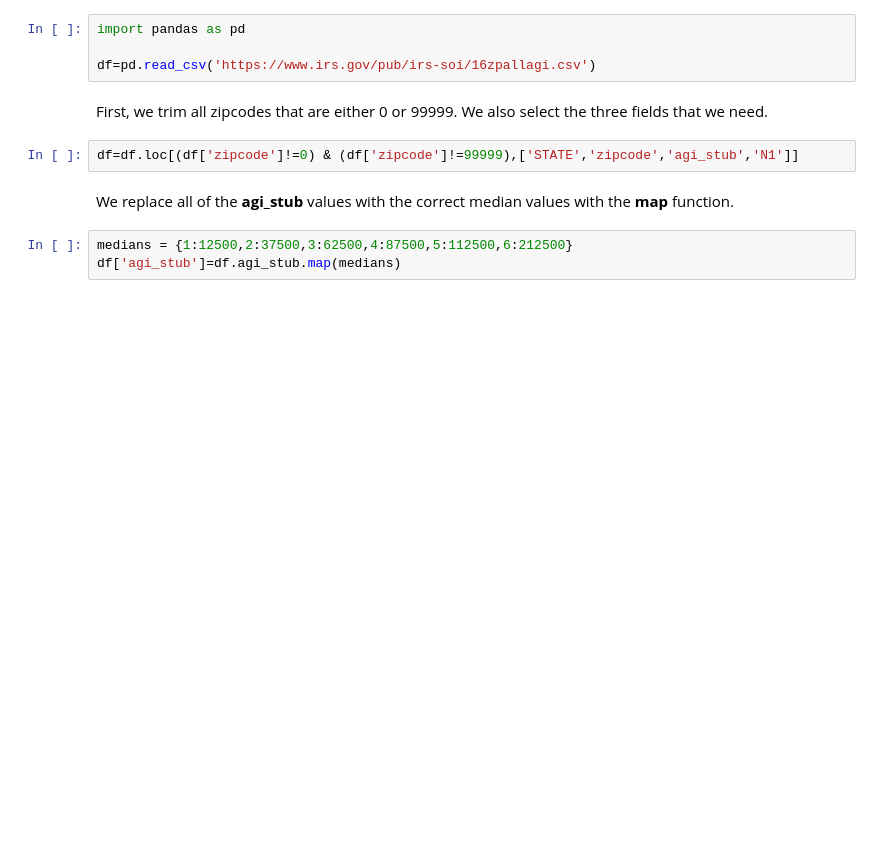
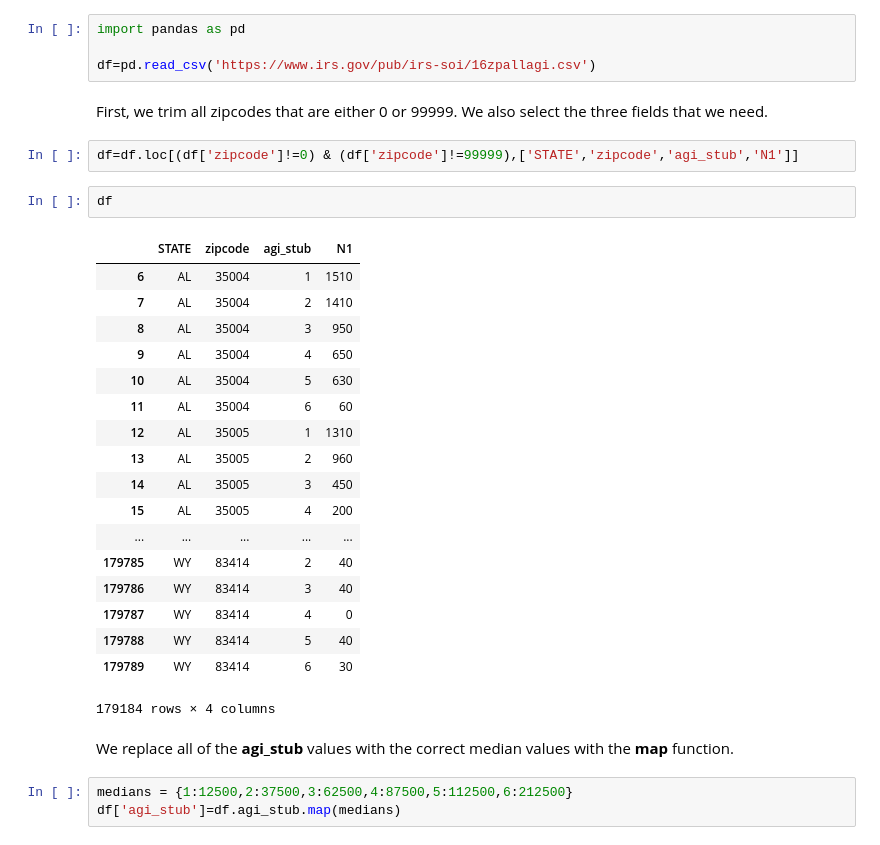
Before and after one commit to jeffheaton/t81_558_deep_learning, a Jupyter notebook: t81_558_class02_python_ml.ipynb, the cells around one changed output. Cells and saved outputs as stored; diff of their text form; blank space fills up the shorter version.

```diff
--- a/t81_558_class02_python_ml.ipynb
+++ b/t81_558_class02_python_ml.ipynb
@@ -884,6 +859,27 @@ df=pd.read_csv('https://www.irs.gov/pub/irs-soi/16zpallagi.csv')
 First, we trim all zipcodes that are either 0 or 99999.  We also select the three fields that we need.
 # %%
 df=df.loc[(df['zipcode']!=0) & (df['zipcode']!=99999),['STATE','zipcode','agi_stub','N1']]
+# %%
+df
+# %% [output]
+|  | STATE | zipcode | agi_stub | N1 |
+| 6 | AL | 35004 | 1 | 1510 |
+| 7 | AL | 35004 | 2 | 1410 |
+| 8 | AL | 35004 | 3 | 950 |
+| 9 | AL | 35004 | 4 | 650 |
+| 10 | AL | 35004 | 5 | 630 |
+| 11 | AL | 35004 | 6 | 60 |
+| 12 | AL | 35005 | 1 | 1310 |
+| 13 | AL | 35005 | 2 | 960 |
+| 14 | AL | 35005 | 3 | 450 |
+| 15 | AL | 35005 | 4 | 200 |
+| ... | ... | ... | ... | ... |
+| 179785 | WY | 83414 | 2 | 40 |
+| 179786 | WY | 83414 | 3 | 40 |
+| 179787 | WY | 83414 | 4 | 0 |
+| 179788 | WY | 83414 | 5 | 40 |
+| 179789 | WY | 83414 | 6 | 30 |
+179184 rows × 4 columns
 # %% [markdown]
 We replace all of the **agi_stub** values with the correct median values with the **map** function.
 # %%
```
Also changed, not shown: parts of 21 cells of this notebook, 8 other files.
